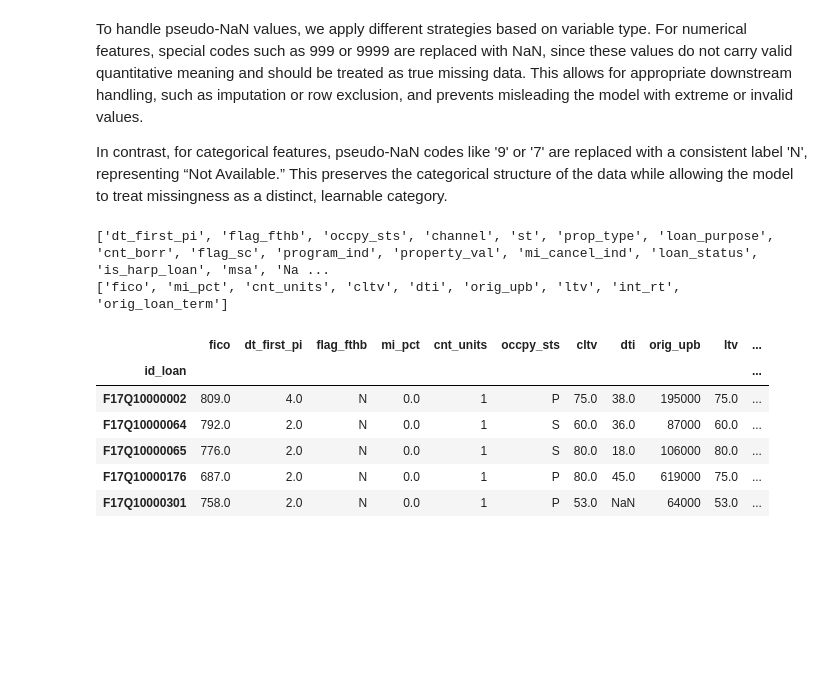
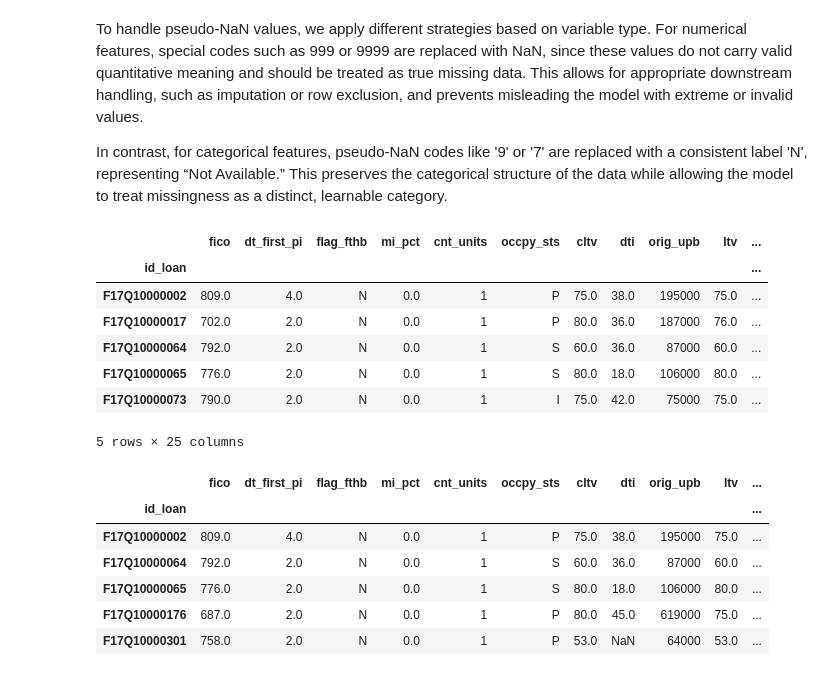
Before and after one commit to JinQiuqi/MLPy-project2, a Jupyter notebook: project2(2).ipynb, the cells around one changed output. Saved outputs shown, nothing was run; the diff lists cells and outputs as text; code cells hidden in the pictures; blank space fills up the shorter version.

```diff
--- a/project2(2).ipynb
+++ b/project2(2).ipynb
@@ -189,20 +189,19 @@ In contrast, for categorical features, pseudo-NaN codes like '9' or '7' are repl
 # %%
 # Convert dt_first_pi, cnt_units, cnt_borr, property_val column to object class since it is categorical
 d['dt_first_pi'] = d['dt_first_pi'].rank(method='dense').astype('object')
-#d['cnt_units'] = d['cnt_units'].astype('object')
-d['cnt_borr'] = d['cnt_borr'].astype('object')
 d['property_val'] = d['property_val'].astype('object')
+d['cnt_borr'] = d['cnt_borr'].apply(lambda x: 'single' if x == 1 else 'multiple')
 
-# Create a list of categorical columns
-categorical_features = d.select_dtypes(include=['object']).columns.tolist()
-print(categorical_features)
-
-# Create a list of numerical columns
-numerical_features = d.select_dtypes(include=['int64', 'float64']).columns.tolist()
-print(numerical_features)
+d.head()
 # %% [output]
+|  | fico | dt_first_pi | flag_fthb | mi_pct | cnt_units | occpy_sts | cltv | dti | orig_upb | ltv | ... |
+| id_loan |  |  |  |  |  |  |  |  |  |  | ... |
+| F17Q10000002 | 809.0 | 4.0 | N | 0.0 | 1 | P | 75.0 | 38.0 | 195000 | 75.0 | ... |
+| F17Q10000017 | 702.0 | 2.0 | N | 0.0 | 1 | P | 80.0 | 36.0 | 187000 | 76.0 | ... |
+| F17Q10000064 | 792.0 | 2.0 | N | 0.0 | 1 | S | 60.0 | 36.0 | 87000 | 60.0 | ... |
+| F17Q10000065 | 776.0 | 2.0 | N | 0.0 | 1 | S | 80.0 | 18.0 | 106000 | 80.0 | ... |
+| F17Q10000073 | 790.0 | 2.0 | N | 0.0 | 1 | I | 75.0 | 42.0 | 75000 | 75.0 | ... |
-['dt_first_pi', 'flag_fthb', 'occpy_sts', 'channel', 'st', 'prop_type', 'loan_purpose', 'cnt_borr', 'flag_sc', 'program_ind', 'property_val', 'mi_cancel_ind', 'loan_status', 'is_harp_loan', 'msa', 'Na ...
-['fico', 'mi_pct', 'cnt_units', 'cltv', 'dti', 'orig_upb', 'ltv', 'int_rt', 'orig_loan_term']
+5 rows × 25 columns
 # %%
 # 保留未偿还的贷款记录（loan_status == 'active'）
 active_loans = d[d['loan_status'] == 'active'].copy()
```
Also changed, not shown: parts of 4 cells of this notebook.
